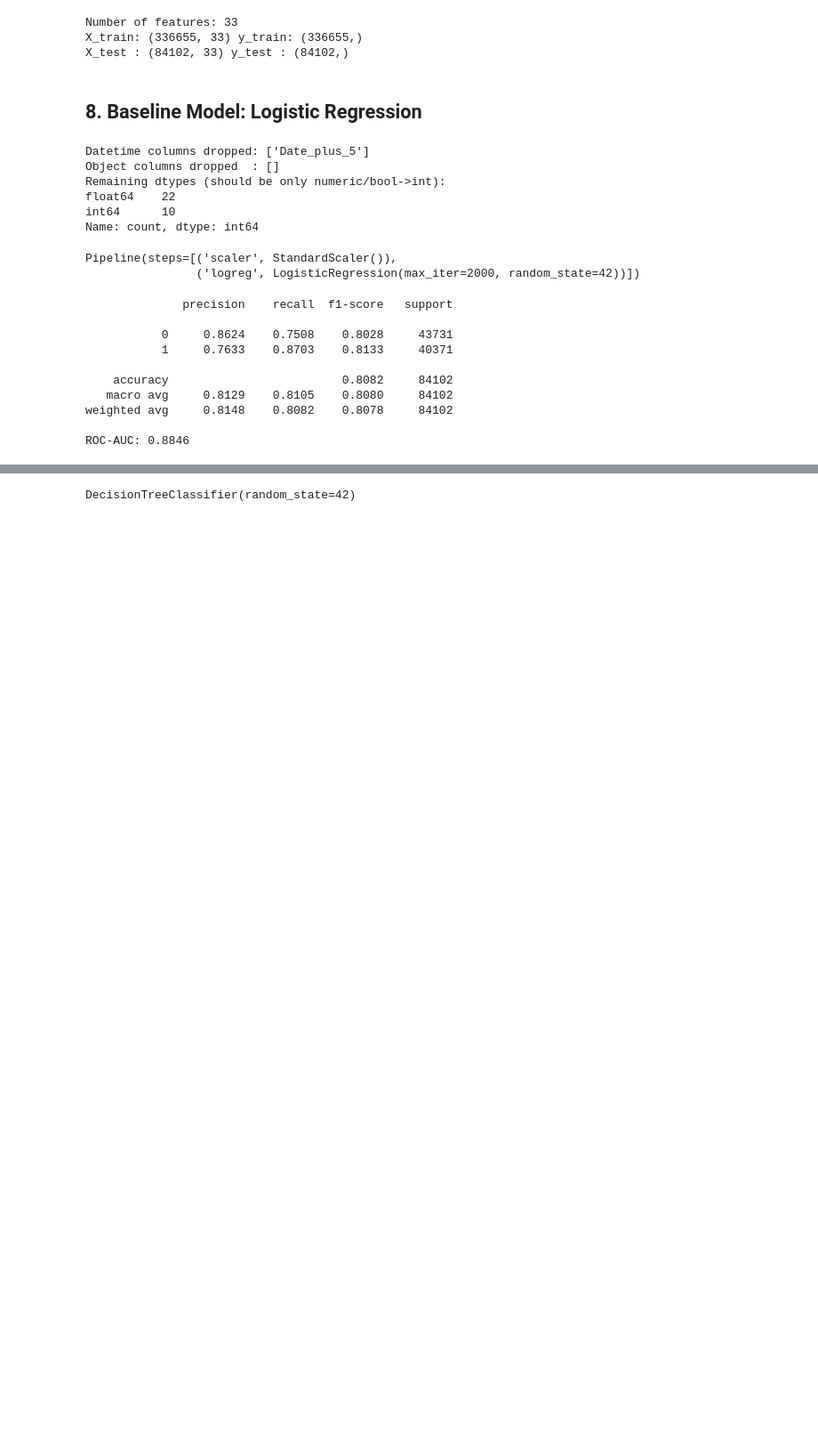
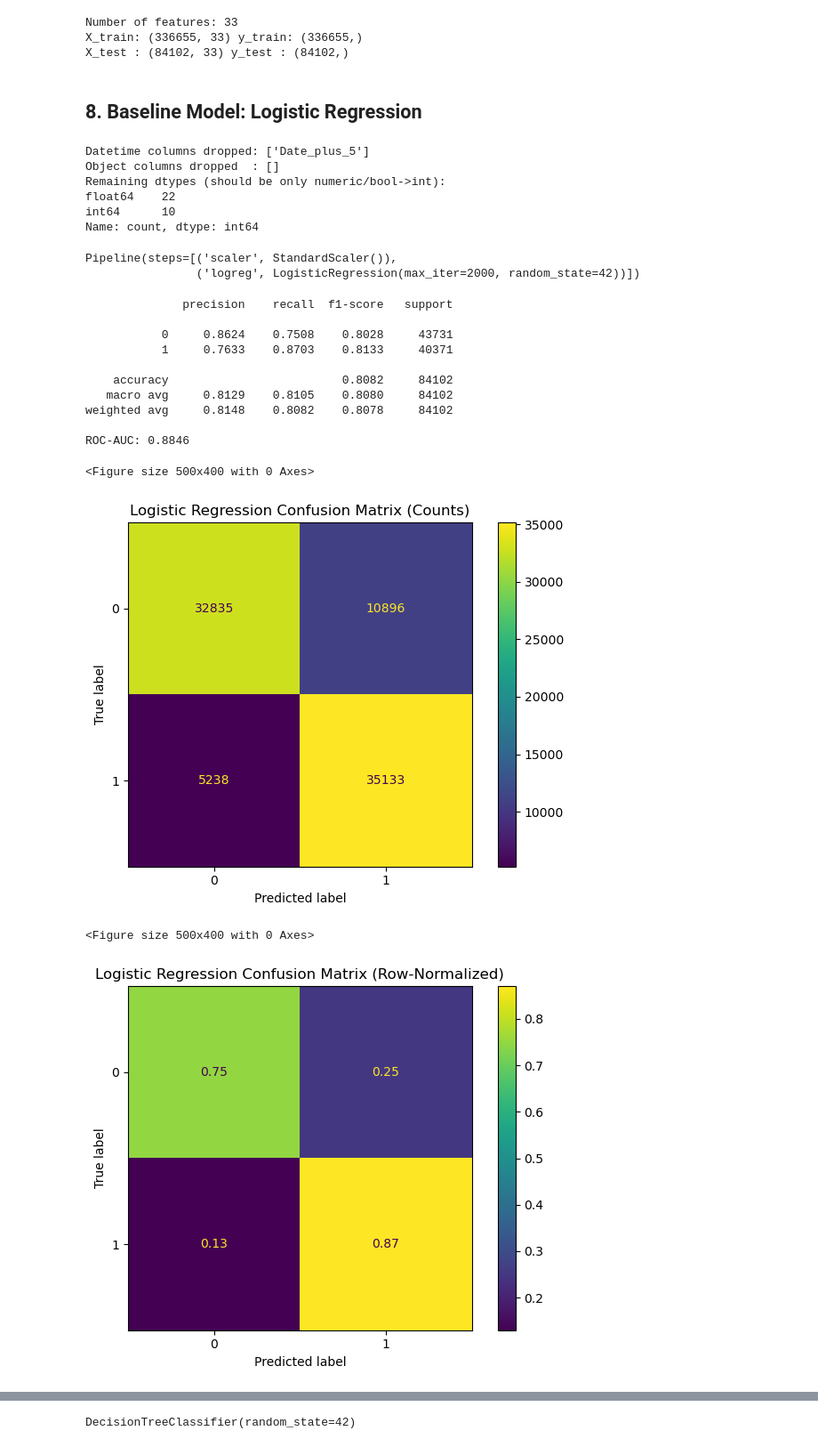
Before and after one commit to mcshoja/Phase-3-Project, a Jupyter notebook: index.ipynb, the cells around one changed output, grey strips where cells are left out. Shown: that part at 89% size. Cells and saved outputs as stored; diff of their text form; code cells hidden in the pictures; blank space fills up the shorter version.

```diff
--- a/index.ipynb
+++ b/index.ipynb
@@ -719,3 +719,48 @@ print("ROC-AUC:", round(roc_auc_score(y_test, y_prob), 4))
 weighted avg     0.8148    0.8082    0.8078     84102
 
 ROC-AUC: 0.8846
+# %%
+# 8.3 VISUALS: Confusion matrix + ROC curve (Logistic Regression)
+
+import matplotlib.pyplot as plt
+from sklearn.metrics import confusion_matrix, ConfusionMatrixDisplay, roc_curve, RocCurveDisplay
+
+# Predict labels + probabilities
+y_pred = logreg_pipeline.predict(X_test_lr)
+y_proba = logreg_pipeline.predict_proba(X_test_lr)[:, 1]
+
+# --- 1) Confusion matrix (counts) ---
+cm = confusion_matrix(y_test, y_pred, labels=[0, 1])
+disp = ConfusionMatrixDisplay(confusion_matrix=cm, display_labels=[0, 1])
+
+plt.figure(figsize=(5, 4))
+disp.plot(values_format="d")
+plt.title("Logistic Regression Confusion Matrix (Counts)")
+plt.tight_layout()
+plt.show();
+
+# --- 2) Confusion matrix (normalized) ---
+cm_norm = confusion_matrix(y_test, y_pred, labels=[0, 1], normalize="true")
+disp_norm = ConfusionMatrixDisplay(confusion_matrix=cm_norm, display_labels=[0, 1])
+
+plt.figure(figsize=(5, 4))
+disp_norm.plot(values_format=".2f")
+plt.title("Logistic Regression Confusion Matrix (Row-Normalized)")
+plt.tight_layout()
+plt.show();
+
+# --- 3) ROC curve ---
+fpr, tpr, _ = roc_curve(y_test, y_proba)
+plt.figure(figsize=(6, 4))
+plt.plot(fpr, tpr)
+plt.plot([0, 1], [0, 1], linestyle="--")
+plt.title("Logistic Regression ROC Curve")
+plt.xlabel("False Positive Rate")
+plt.ylabel("True Positive Rate")
+plt.tight_layout()
+plt.show();
+# %% [output]
+<Figure size 500x400 with 0 Axes>
+[figure, added]
+<Figure size 500x400 with 0 Axes>
+[figure, added]
```
Also changed, not shown: parts of 9 cells of this notebook.
